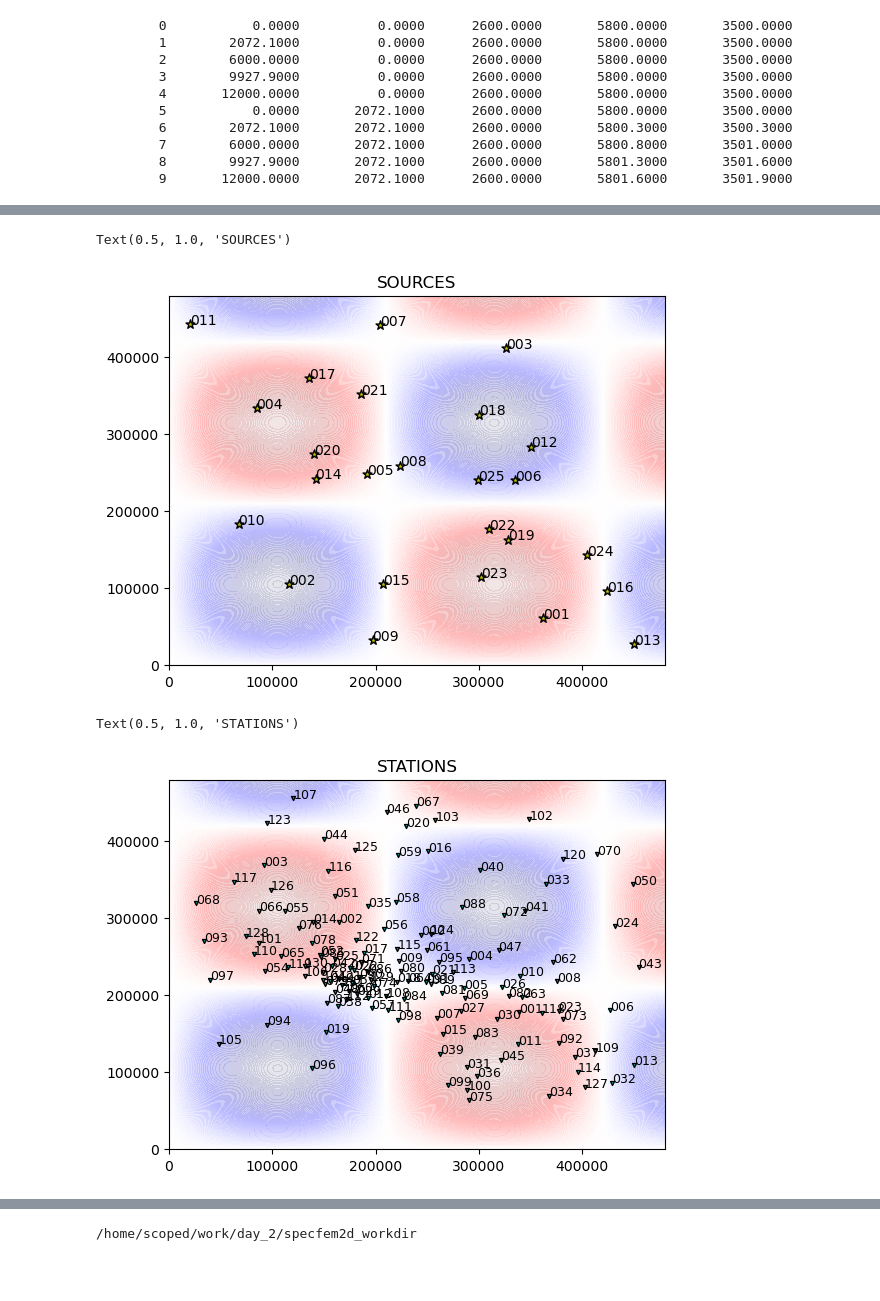
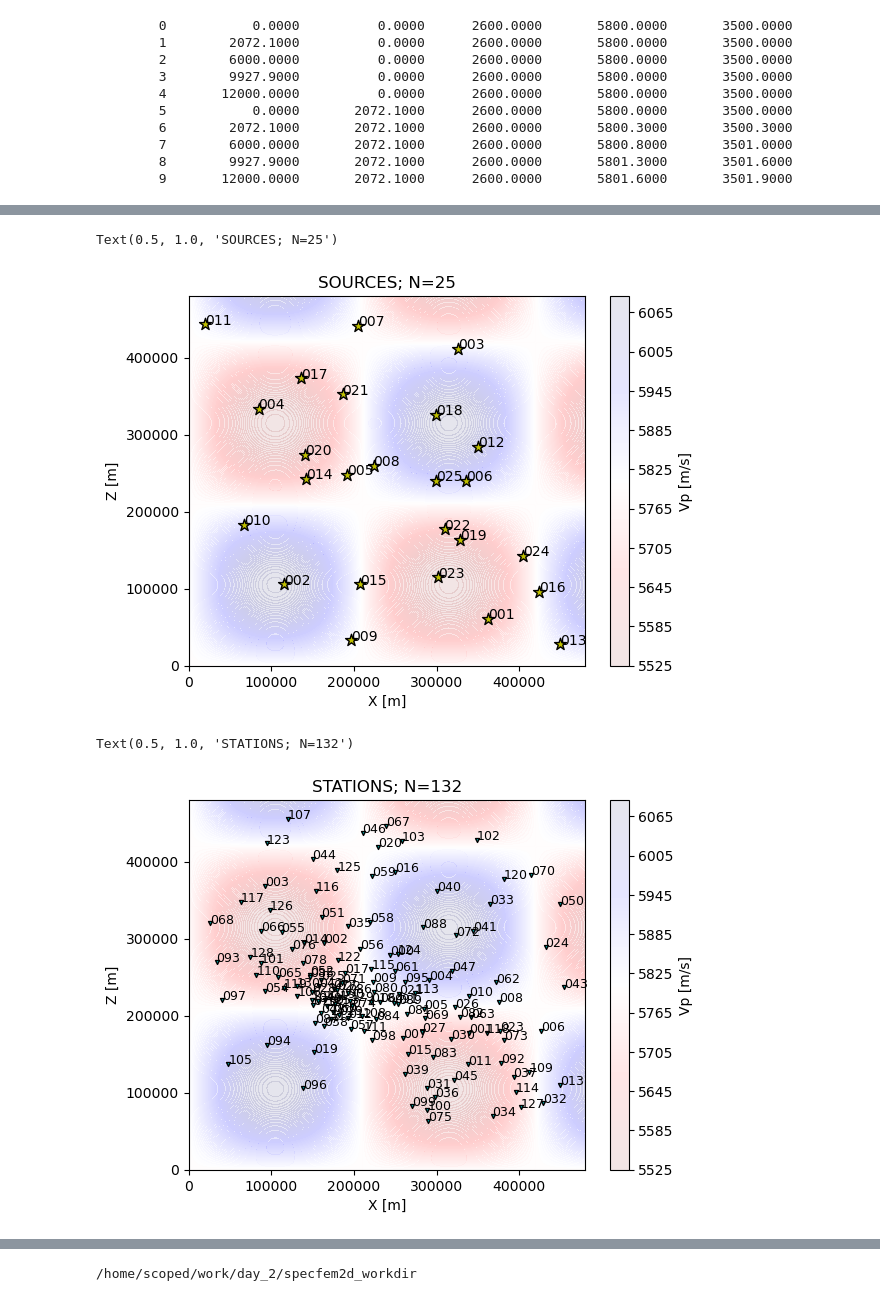
Before and after one commit to adjtomo/adjdocs, a Jupyter notebook: workshops/2022-10-05_specfem_users/completed_notebooks/day_2a_kernels.ipynb, the cells around one changed output, grey strips where cells are left out. Cells and saved outputs as stored; diff of their text form; code cells hidden in the pictures; blank space fills up the shorter version.

Commit message:
removed 'todo add slides' from all notebooks rough finished day 2a kernels, added pyatoa example next step is to add 2b exercise for generating kernel

```diff
--- a/workshops/2022-10-05_specfem_users/completed_notebooks/day_2a_kernels.ipynb
+++ b/workshops/2022-10-05_specfem_users/completed_notebooks/day_2a_kernels.ipynb
@@ -138,5 +137,14 @@ line_no x[m] z[m] density vp[m/s] vs[m/s]
         9       12000.0000       2072.1000      2600.0000       5801.6000       3501.9000
 # %%
 # Grab values of X, Z, Vs and Vp for plotting
-data = np.genfromtxt("DATA/model_velocity.dat_checker", dtype=float, usecols=[1,2,4,5])
-chkbd_x, chkbd_z, chkbd_vp, chkbd_vs = data.T
+chkbd_x, chkbd_z, chkbd_vp, chkbd_vs = np.genfromtxt("DATA/model_velocity.dat_checker", dtype=float, usecols=[1,2,4,5]).T
+
+def plot_checkerboard(x, z, c, label, alpha=1):
+    """Simple re-usable model plotting function"""
+    plt.tricontourf(x, z, c, levels=125, cmap="seismic_r", alpha=alpha)
+    plt.xlabel("X [m]")
+    plt.ylabel("Z [m]")
+    plt.title("Checkerboard Model")
+    plt.colorbar(label=label)
+
+plot_checkerboard(chkbd_x, chkbd_z, chkbd_vp, label="Vp [m/s]")
@@ -194,20 +194,22 @@ Text(0.5, 1.0, 'SOURCE-RECEIVER GEOMETRY')
 # %%
 # Plot SOURCES next to source names
-plt.tricontourf(chkbd_x, chkbd_z, chkbd_vs, levels=250, cmap="seismic_r", alpha=0.1)
+plot_checkerboard(chkbd_x, chkbd_z, chkbd_vp, label="Vp [m/s]", alpha=0.1)
+
 for i, (x, z) in enumerate(zip(ev_x, ev_z)):
-    plt.scatter(x, z, c="y", marker="*", edgecolor="k", s=45)
-    plt.text(x, z, f"{i+1:0>3}")  # SOURCE numbering starts at 1
-plt.title("SOURCES")
+    plt.scatter(x, z, c="y", marker="*", edgecolor="k", s=80)
+    plt.text(x, z, f"{i+1:0>3}", c="k")  # SOURCE numbering starts at 1
+plt.title(f"SOURCES; N={len(ev_x)}")
 # %% [output]
-Text(0.5, 1.0, 'SOURCES')
+Text(0.5, 1.0, 'SOURCES; N=25')
-[figure, old version]
+[figure, new version]
 # %%
-# Plot SOURCES and STATIONS together. Annotate names
-plt.tricontourf(chkbd_x, chkbd_z, chkbd_vs, levels=250, cmap="seismic_r", alpha=0.1)
+# Plot STATIONS next to source names
+plot_checkerboard(chkbd_x, chkbd_z, chkbd_vp, label="Vp [m/s]", alpha=0.1)
+
 for i, (x, z) in enumerate(zip(sta_x, sta_z)):
     plt.scatter(x, z, c="c", marker="v", s=8, edgecolor="k")
     plt.text(x, z, f"{i:0>3}", fontsize=9)
-plt.title("STATIONS")
+plt.title(f"STATIONS; N={len(sta_x)}")
 # %% [output]
-Text(0.5, 1.0, 'STATIONS')
+Text(0.5, 1.0, 'STATIONS; N=132')
-[figure, old version]
+[figure, new version]
```
Also changed, not shown: parts of 68 cells of this notebook, 5 other files.
